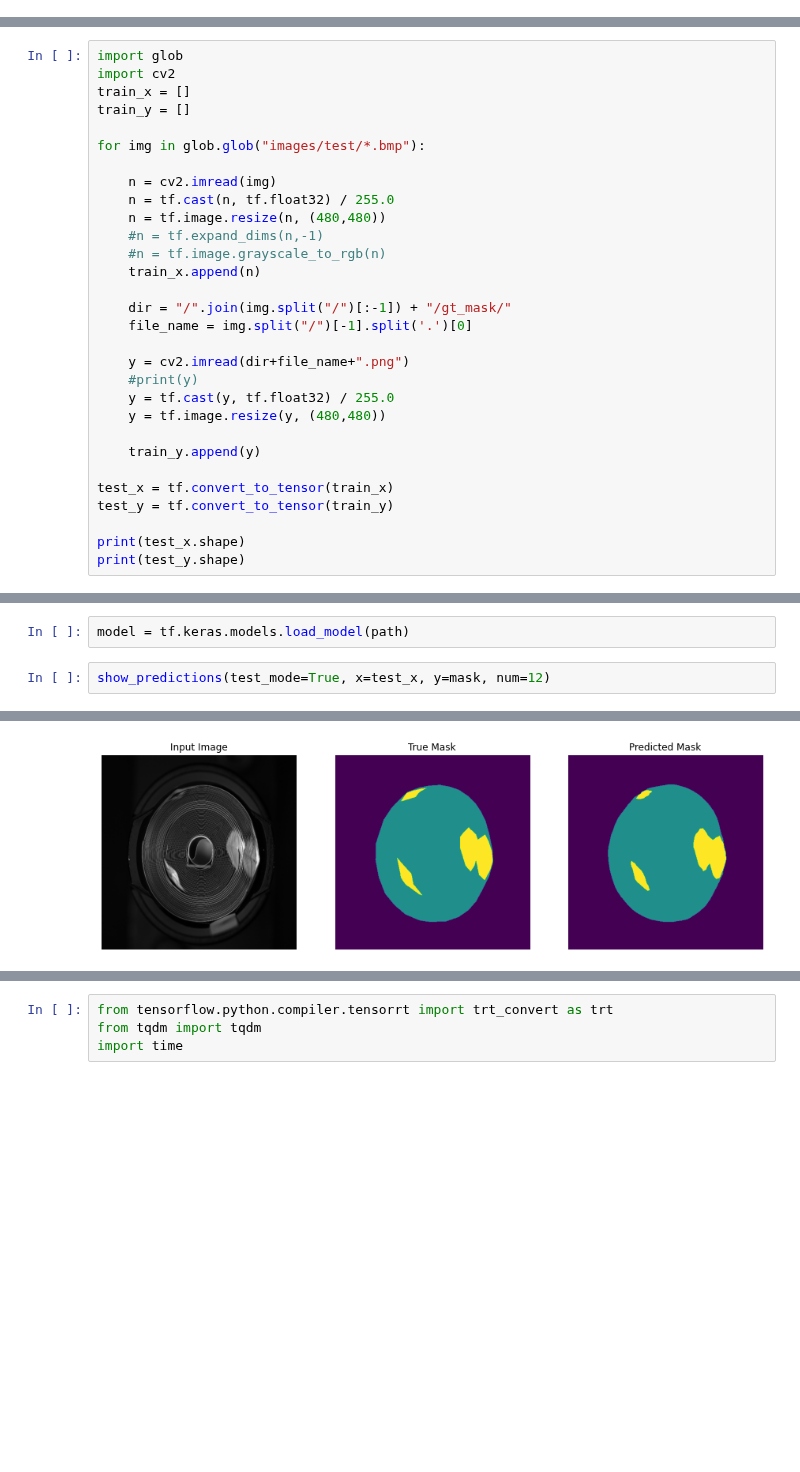
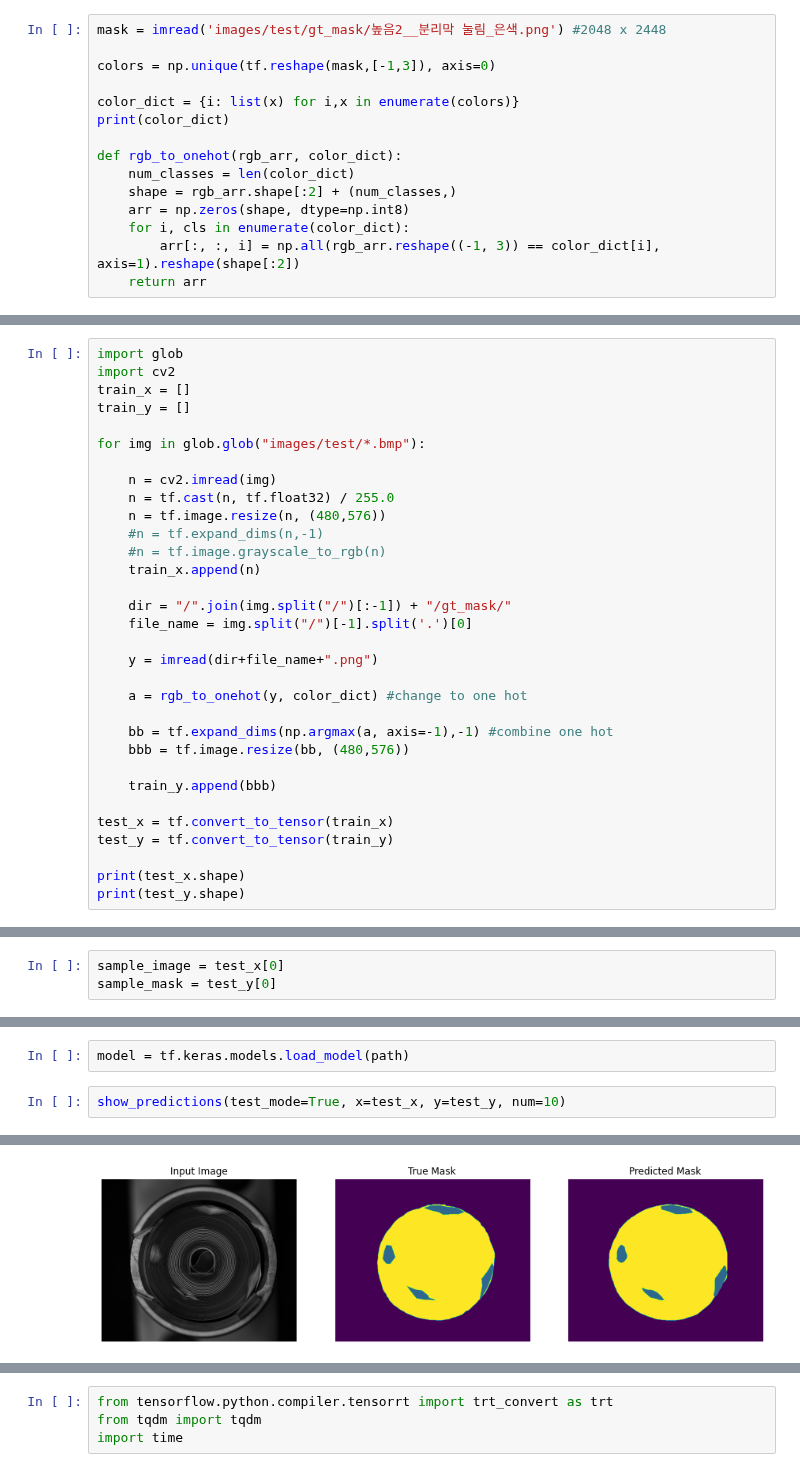
Before and after one commit to jhk0429/Segmentation_project, a Jupyter notebook: PSPNet/Inference_incep_psp_newdata.ipynb, the cells around one changed output, grey strips where cells are left out. Cells and saved outputs as stored; diff of their text form; blank space fills up the shorter version.

```diff
--- a/PSPNet/Inference_incep_psp_newdata.ipynb
+++ b/PSPNet/Inference_incep_psp_newdata.ipynb
@@ -47,3 +47,18 @@ def display(display_list):
     plt.imshow(tf.keras.preprocessing.image.array_to_img(display_list[i]))
     plt.axis('off')
   plt.show()
+# %%
+mask = imread('images/test/gt_mask/높음2__분리막 눌림_은색.png') #2048 x 2448
+
+colors = np.unique(tf.reshape(mask,[-1,3]), axis=0)
+
+color_dict = {i: list(x) for i,x in enumerate(colors)}
+print(color_dict)
+
+def rgb_to_onehot(rgb_arr, color_dict):
+    num_classes = len(color_dict)
+    shape = rgb_arr.shape[:2] + (num_classes,)
+    arr = np.zeros(shape, dtype=np.int8)
+    for i, cls in enumerate(color_dict):
+        arr[:, :, i] = np.all(rgb_arr.reshape((-1, 3)) == color_dict[i], axis=1).reshape(shape[:2])
+    return arr
@@ -57,7 +74,7 @@ for img in glob.glob("images/test/*.bmp"):
 
     n = cv2.imread(img)
     n = tf.cast(n, tf.float32) / 255.0
-    n = tf.image.resize(n, (480,480))
+    n = tf.image.resize(n, (480,576))
     #n = tf.expand_dims(n,-1)
     #n = tf.image.grayscale_to_rgb(n)
     train_x.append(n)
@@ -65,12 +82,14 @@ for img in glob.glob("images/test/*.bmp"):
     dir = "/".join(img.split("/")[:-1]) + "/gt_mask/"
     file_name = img.split("/")[-1].split('.')[0]
 
-    y = cv2.imread(dir+file_name+".png")
-    #print(y)
-    y = tf.cast(y, tf.float32) / 255.0
-    y = tf.image.resize(y, (480,480))
+    y = imread(dir+file_name+".png")
 
-    train_y.append(y)
+    a = rgb_to_onehot(y, color_dict) #change to one hot
+
+    bb = tf.expand_dims(np.argmax(a, axis=-1),-1) #combine one hot
+    bbb = tf.image.resize(bb, (480,576))
+
+    train_y.append(bbb)
 
 test_x = tf.convert_to_tensor(train_x)
 test_y = tf.convert_to_tensor(train_y)
@@ -83 +102,4 @@ print(test_y.shape)
+# %%
+sample_image = test_x[0]
+sample_mask = test_y[0]
 # %%
@@ -110,7 +121,7 @@ print(mask.shape)
 # %%
 model = tf.keras.models.load_model(path)
 # %%
-show_predictions(test_mode=True, x=test_x, y=mask, num=12)
+show_predictions(test_mode=True, x=test_x, y=test_y, num=10)
 # %% [output]
 In testing Mode...
-[figure, old version]
+[figure, new version]
```
Also changed, not shown: parts of 8 cells of this notebook.
